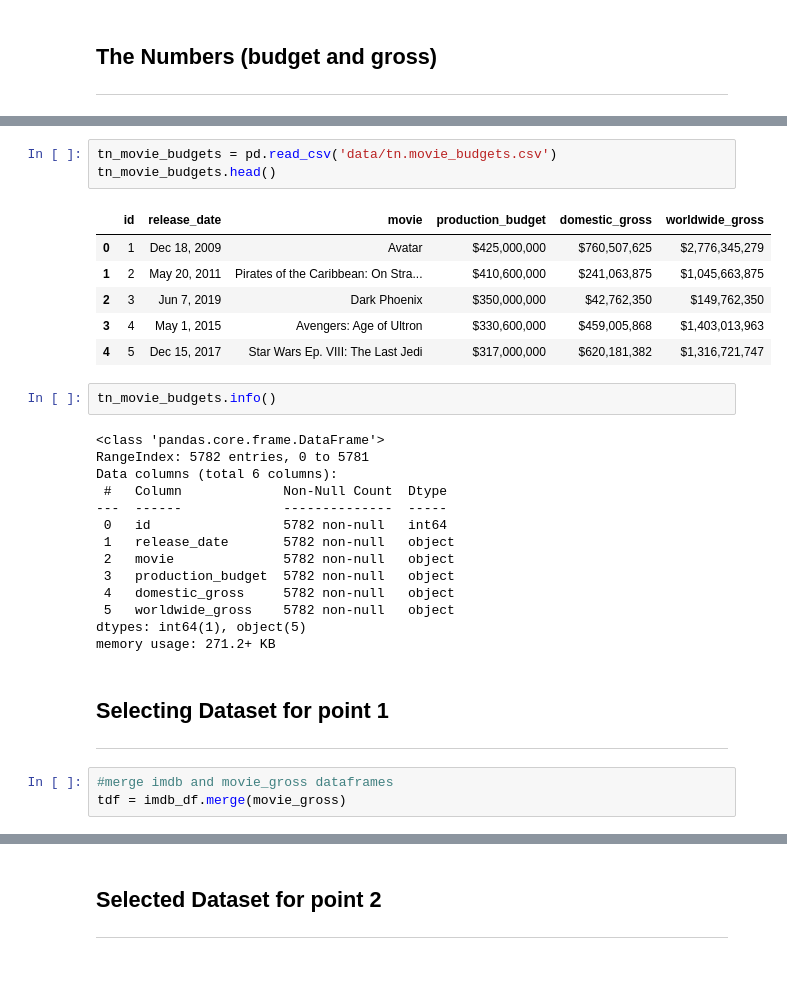
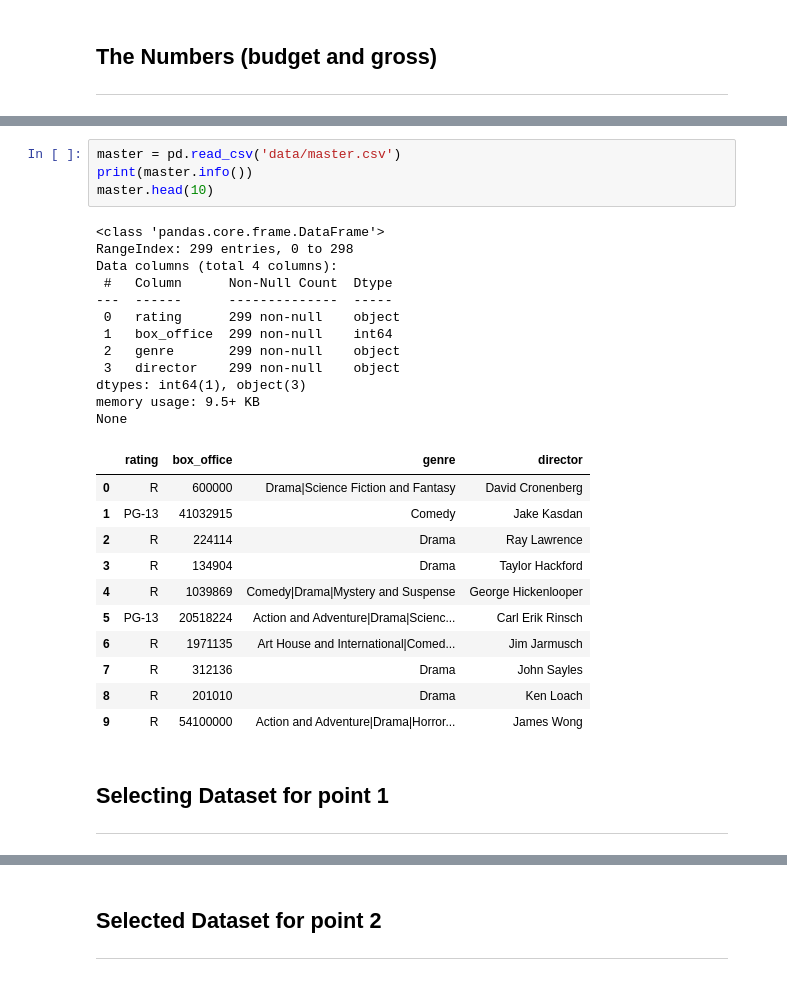
Before and after one commit to cleatw/Project1, a Jupyter notebook: Project 1 Notebook.ipynb, the cells around one changed output, grey strips where cells are left out. Drawn from its saved outputs; the diff is of its cells as text.

```diff
--- a/Project 1 Notebook.ipynb
+++ b/Project 1 Notebook.ipynb
@@ -194,32 +111,31 @@ memory usage: 2.0+ MB
 # %%
-tn_movie_budgets = pd.read_csv('data/tn.movie_budgets.csv')
-tn_movie_budgets.head()
+master = pd.read_csv('data/master.csv')
+print(master.info())
+master.head(10)
 # %% [output]
+<class 'pandas.core.frame.DataFrame'>
+RangeIndex: 299 entries, 0 to 298
+Data columns (total 4 columns):
+ #   Column      Non-Null Count  Dtype
+---  ------      --------------  -----
+ 0   rating      299 non-null    object
+ 1   box_office  299 non-null    int64
+ 2   genre       299 non-null    object
+ 3   director    299 non-null    object
+dtypes: int64(1), object(3)
+memory usage: 9.5+ KB
+None
-|  | id | release_date | movie | production_budget | domestic_gross | worldwide_gross |
-| 0 | 1 | Dec 18, 2009 | Avatar | $425,000,000 | $760,507,625 | $2,776,345,279 |
-| 1 | 2 | May 20, 2011 | Pirates of the Caribbean: On Stra... | $410,600,000 | $241,063,875 | $1,045,663,875 |
-| 2 | 3 | Jun 7, 2019 | Dark Phoenix | $350,000,000 | $42,762,350 | $149,762,350 |
-| 3 | 4 | May 1, 2015 | Avengers: Age of Ultron | $330,600,000 | $459,005,868 | $1,403,013,963 |
-| 4 | 5 | Dec 15, 2017 | Star Wars Ep. VIII: The Last Jedi | $317,000,000 | $620,181,382 | $1,316,721,747 |
+|  | rating | box_office | genre | director |
+| 0 | R | 600000 | Drama|Science Fiction and Fantasy | David Cronenberg |
+| 1 | PG-13 | 41032915 | Comedy | Jake Kasdan |
+| 2 | R | 224114 | Drama | Ray Lawrence |
+| 3 | R | 134904 | Drama | Taylor Hackford |
+| 4 | R | 1039869 | Comedy|Drama|Mystery and Suspense | George Hickenlooper |
+| 5 | PG-13 | 20518224 | Action and Adventure|Drama|Scienc... | Carl Erik Rinsch |
+| 6 | R | 1971135 | Art House and International|Comed... | Jim Jarmusch |
+| 7 | R | 312136 | Drama | John Sayles |
+| 8 | R | 201010 | Drama | Ken Loach |
+| 9 | R | 54100000 | Action and Adventure|Drama|Horror... | James Wong |
-# %%
-tn_movie_budgets.info()
-# %% [output]
-<class 'pandas.core.frame.DataFrame'>
-RangeIndex: 5782 entries, 0 to 5781
-Data columns (total 6 columns):
- #   Column             Non-Null Count  Dtype
----  ------             --------------  -----
- 0   id                 5782 non-null   int64
- 1   release_date       5782 non-null   object
- 2   movie              5782 non-null   object
- 3   production_budget  5782 non-null   object
- 4   domestic_gross     5782 non-null   object
- 5   worldwide_gross    5782 non-null   object
-dtypes: int64(1), object(5)
-memory usage: 271.2+ KB
 # %% [markdown]
 ## Selecting Dataset for point 1
 ---
-# %%
-#merge imdb and movie_gross dataframes
-tdf = imdb_df.merge(movie_gross)
```
Also changed, not shown: parts of 26 cells of this notebook.
